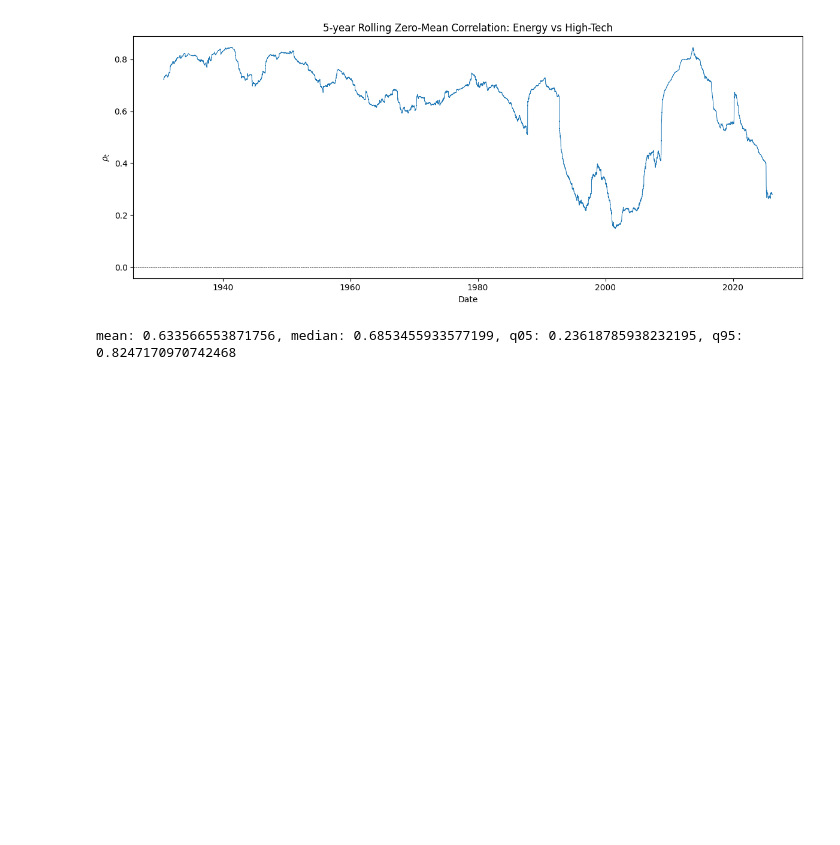
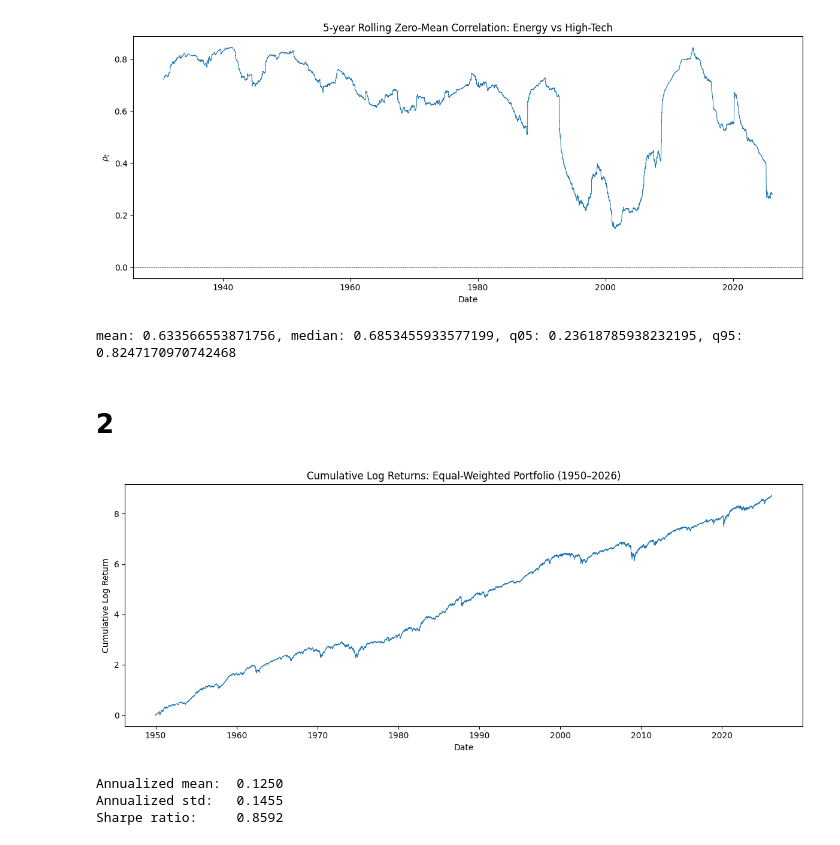
Before and after one commit to alexandersen01/quant-risk-am-midterm, a Jupyter notebook: calcs.ipynb, the cells around one changed output. Cells and saved outputs as stored; diff of their text form; code cells hidden in the pictures; blank space fills up the shorter version.

```diff
--- a/calcs.ipynb
+++ b/calcs.ipynb
@@ -79,3 +79,34 @@ print(f'mean: {mean_rho}, median: {median_rho}, q05: {q05}, q95: {q95}')
 # %% [output]
 [figure]
 mean: 0.633566553871756, median: 0.6853455933577199, q05: 0.23618785938232195, q95: 0.8247170970742468
+# %% [markdown]
+# 2
+# %%
+sectors = ['NoDur', 'Durbl', 'Manuf', 'Enrgy', 'HiTec', 'Telcm', 'Shops', 'Hlth', 'Utils', 'Other']
+mask = (df['date'] >= '1950-01-01') & (df['date'] <= '2026-12-31')
+df_sub = df.loc[mask].copy()
+
+rets = df_sub[sectors].values / 100
+port_ret = rets.mean(axis=1)
+
+cum_log_ret = np.cumsum(np.log(1 + port_ret))
+
+fig, ax = plt.subplots(figsize=(12, 5))
+ax.plot(df_sub["date"].values, cum_log_ret, linewidth=0.7)
+ax.set_xlabel("Date")
+ax.set_ylabel("Cumulative Log Return")
+ax.set_title("Cumulative Log Returns: Equal-Weighted Portfolio (1950–2026)")
+fig.tight_layout()
+plt.show()
+# Annualized mean, std, Sharpe (on simple returns, not logs)
+ann_mean = port_ret.mean() * 252
+ann_std = port_ret.std() * np.sqrt(252)
+sharpe = ann_mean / ann_std
+print(f"Annualized mean:  {ann_mean:.4f}")
+print(f"Annualized std:   {ann_std:.4f}")
+print(f"Sharpe ratio:     {sharpe:.4f}")
+# %% [output]
+[figure, added]
+Annualized mean:  0.1250
+Annualized std:   0.1455
+Sharpe ratio:     0.8592
```
Also changed, not shown: parts of 6 cells of this notebook, 17 other files.
